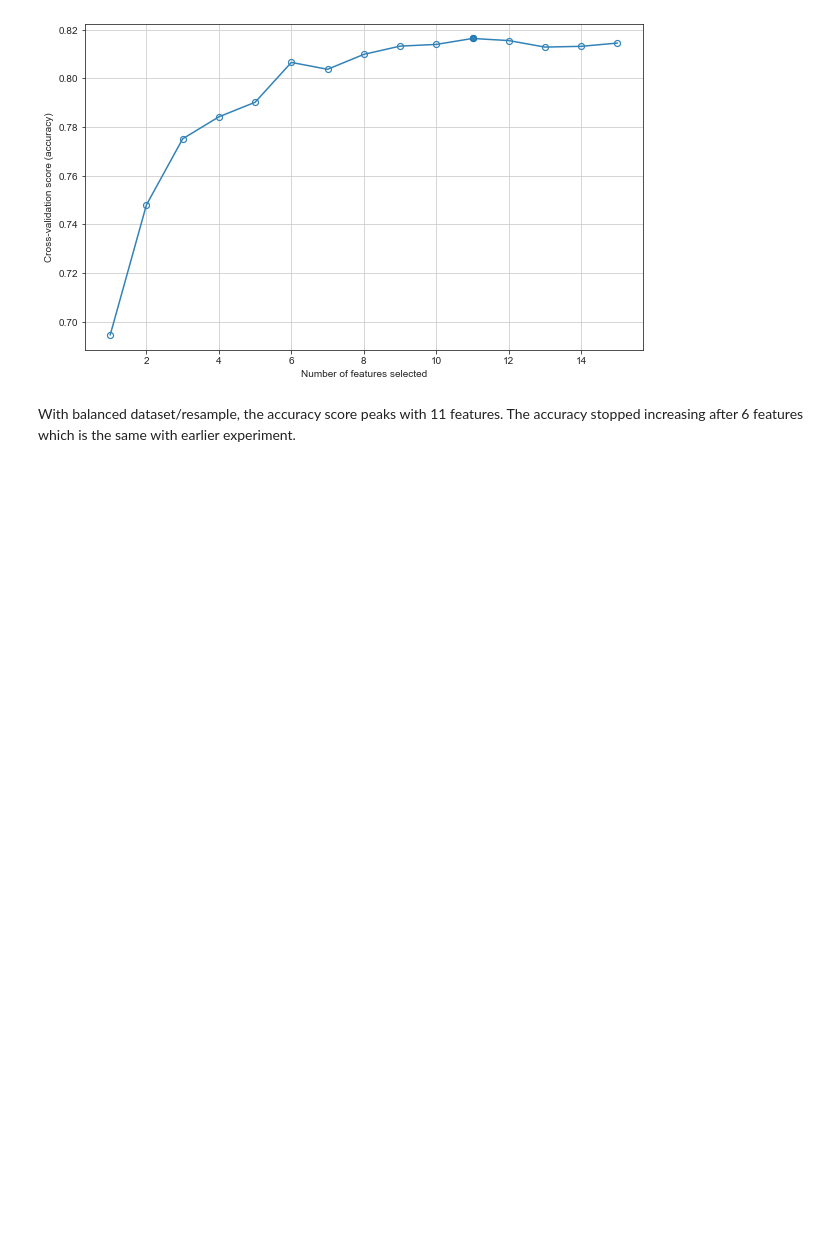
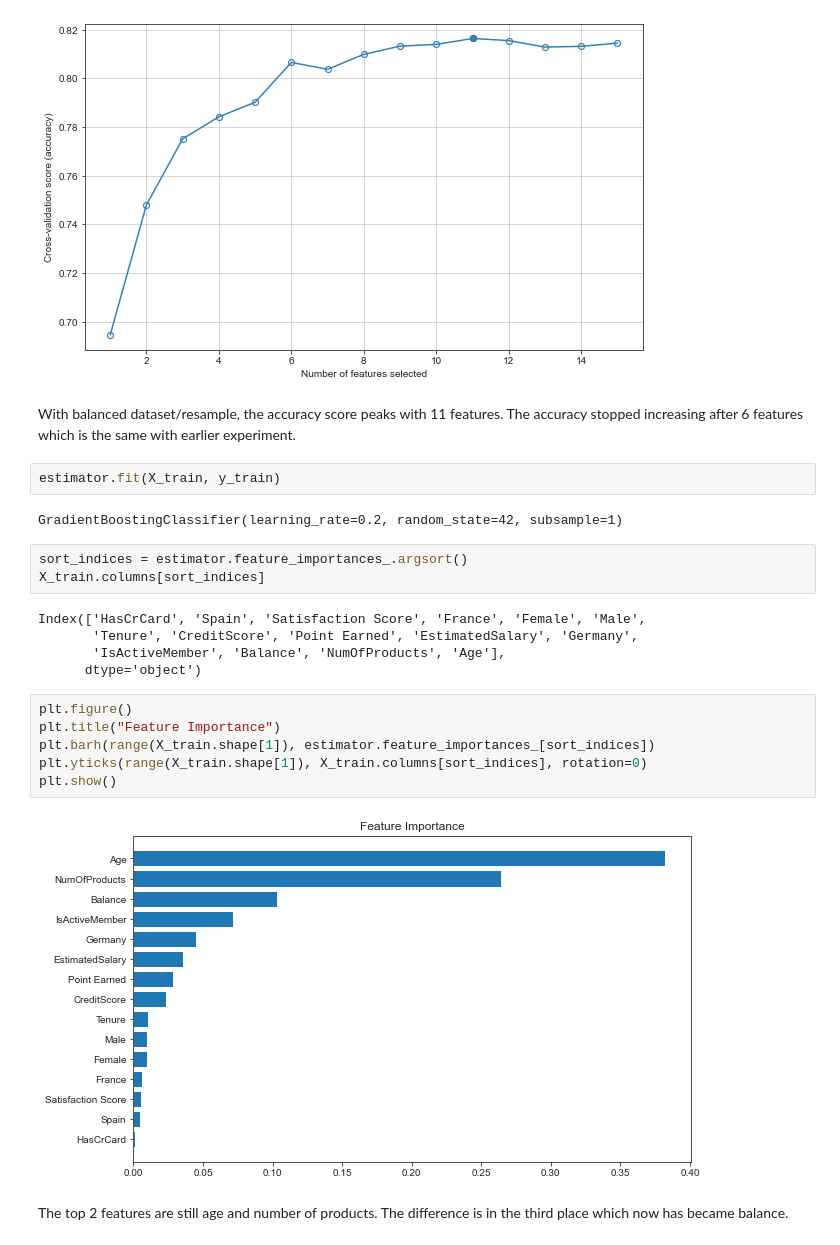
Before and after one commit to BrianLoe/ChurnPrediction, a Jupyter notebook: MachineLearningPrediction.ipynb, the cells around one changed output. Drawn from its saved outputs; the diff is of its cells as text; blank space fills up the shorter version.

```diff
--- a/MachineLearningPrediction.ipynb
+++ b/MachineLearningPrediction.ipynb
@@ -421,3 +421,25 @@ plt.show()
 [figure]
 # %% [markdown]
 With balanced dataset/resample, the accuracy score peaks with 11 features. The accuracy stopped increasing after 6 features which is the same with earlier experiment.
+# %%
+estimator.fit(X_train, y_train)
+# %% [output]
+GradientBoostingClassifier(learning_rate=0.2, random_state=42, subsample=1)
+# %%
+sort_indices = estimator.feature_importances_.argsort()
+X_train.columns[sort_indices]
+# %% [output]
+Index(['HasCrCard', 'Spain', 'Satisfaction Score', 'France', 'Female', 'Male',
+       'Tenure', 'CreditScore', 'Point Earned', 'EstimatedSalary', 'Germany',
+       'IsActiveMember', 'Balance', 'NumOfProducts', 'Age'],
+      dtype='object')
+# %%
+plt.figure()
+plt.title("Feature Importance")
+plt.barh(range(X_train.shape[1]), estimator.feature_importances_[sort_indices])
+plt.yticks(range(X_train.shape[1]), X_train.columns[sort_indices], rotation=0)
+plt.show()
+# %% [output]
+[figure, added]
+# %% [markdown]
+The top 2 features are still age and number of products. The difference is in the third place which now has became balance.
```
